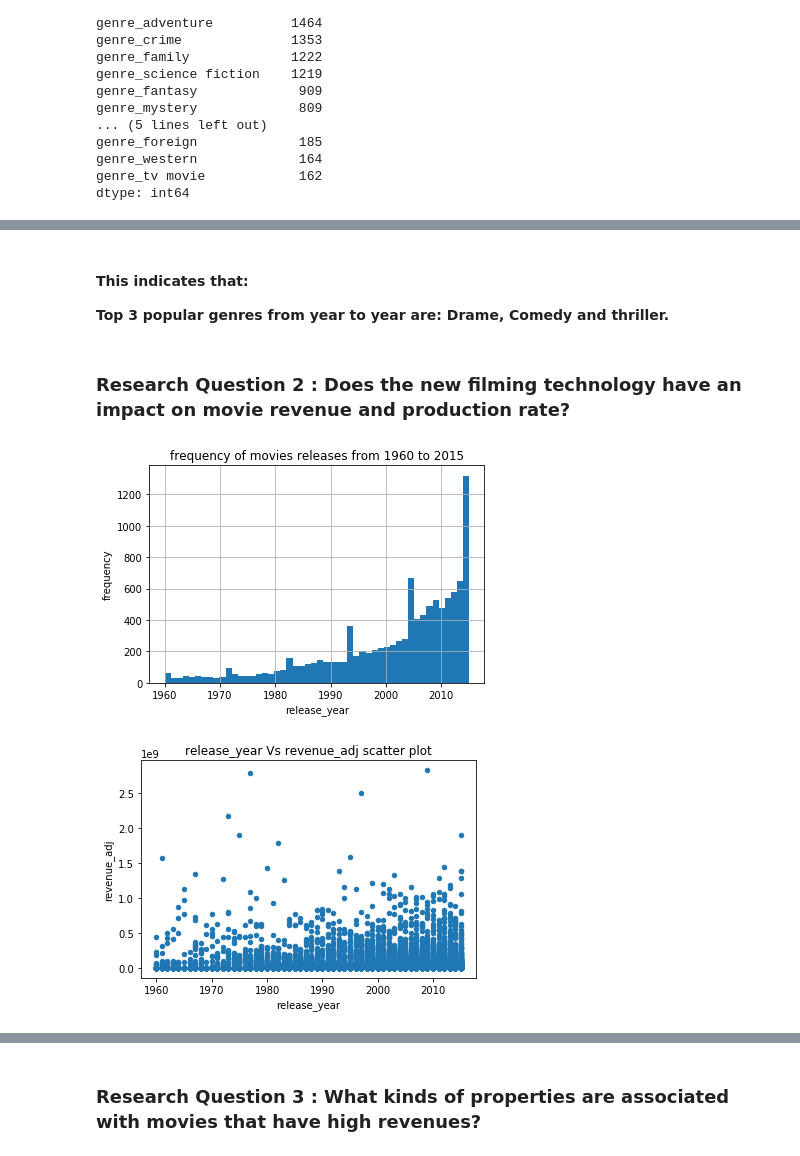
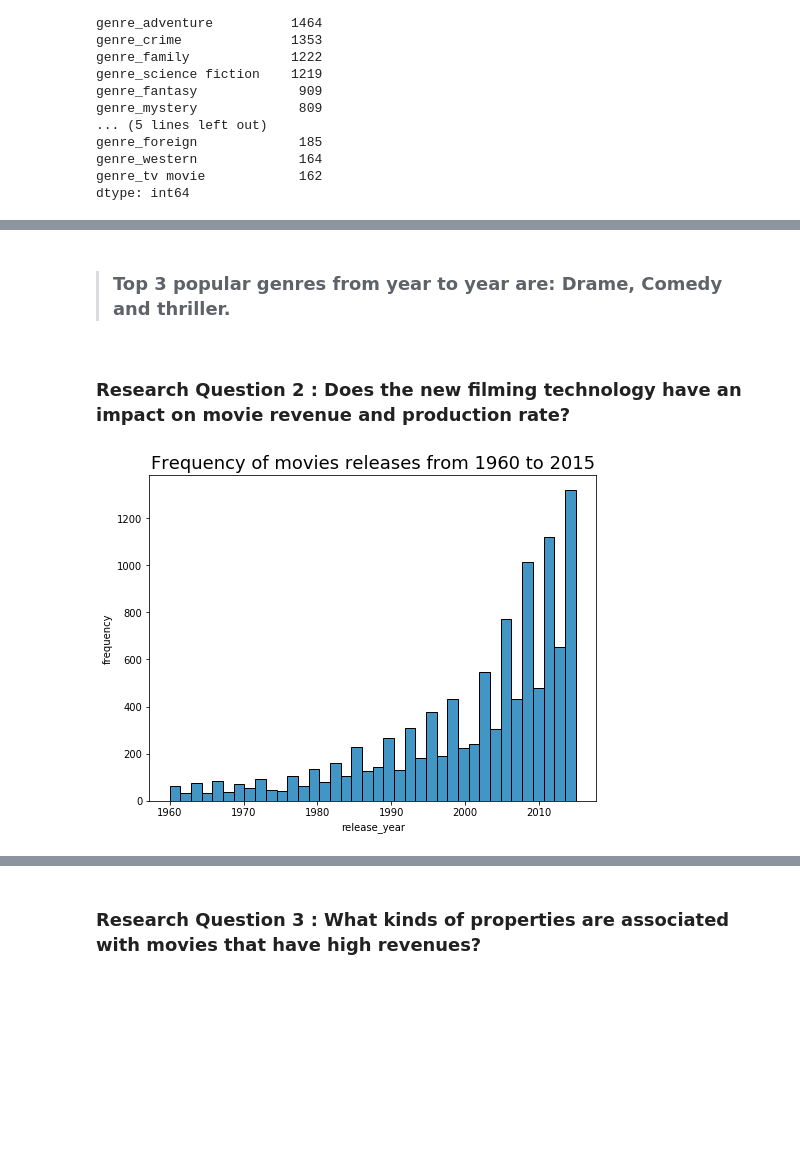
Before and after one commit to seifElislam/investigate-tmdb-movies-dataset, a Jupyter notebook: investigate-tmdb-movies-dataset.ipynb, the cells around one changed output, grey strips where cells are left out. Cells and saved outputs as stored; diff of their text form; code cells hidden in the pictures; blank space fills up the shorter version.

Commit message:
Add functions for plotting to avoid repetitve code

```diff
--- a/investigate-tmdb-movies-dataset.ipynb
+++ b/investigate-tmdb-movies-dataset.ipynb
@@ -342,3 +275,0 @@ Name: revenue_adj, Length: 5054, dtype: float64
-# %%
-labels, uniques = pd.factorize(df['director'])
-df['director'] = labels
@@ -361,0 +276,12 @@ plt.title('sum of revenue_adj Vs director for genre_drama at 2015');
+# %%
+def univar_plot(function, data, xlabel, ylabel, title, kwargs, rotation=0, size=(8,6)):
+    """
+    plot univariate feature
+    """
+    plt.rcParams['figure.figsize'] = size
+    base_color = sb.color_palette('colorblind')[0]
+    function(data, **kwargs, color=base_color)
+    plt.xticks(rotation=rotation);
+    plt.title(title, fontsize=18)
+    plt.xlabel(xlabel);
+    plt.ylabel(ylabel);
@@ -389,6 +422,7 @@ genre_tv movie            162
 dtype: int64
 # %%
 # plot popular genres types
+plt.rcParams['figure.figsize'] = (10,8)
 popular_genres.plot(kind='bar');
 plt.xlabel('genre type')
 plt.ylabel('frequency')
@@ -398,19 +432,12 @@ plt.title('popular genre from 1960 to 2015');
 # %% [markdown]
-#### This indicates that:
 
-**Top 3 popular genres from year to year are: Drame, Comedy and thriller.**
+> ### **Top 3 popular genres** from year to year are: **Drame, Comedy and thriller.**
 # %% [markdown]
 ### Research Question 2 : Does the new filming technology have an impact on movie revenue and production rate?
 # %%
 # movies prouction per year
-df['release_year'].hist(bins=50);
-plt.xlabel('release_year')
-plt.ylabel('frequency')
-plt.title('frequency of movies releases from 1960 to 2015');
+univar_plot(sb.histplot, df['release_year'],
+            'release_year', 'frequency', 'Frequency of movies releases from 1960 to 2015',
+            {})
 # %% [output]
-[figure, old version]
+[figure, new version]
-# %%
-df.plot(x='release_year', y='revenue_adj', kind='scatter');
-plt.title('release_year Vs revenue_adj scatter plot');
-# %% [output]
-[figure, removed]
```
Also changed, not shown: parts of 48 cells of this notebook, 1 other file.
